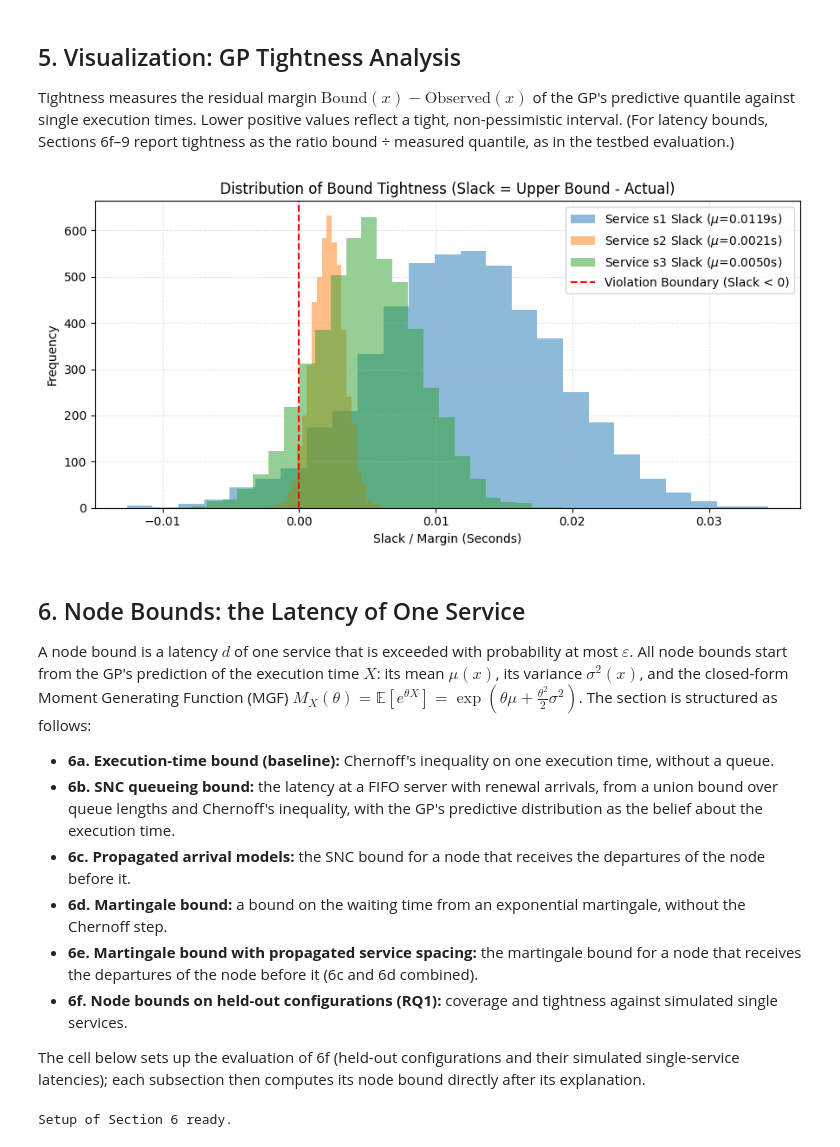
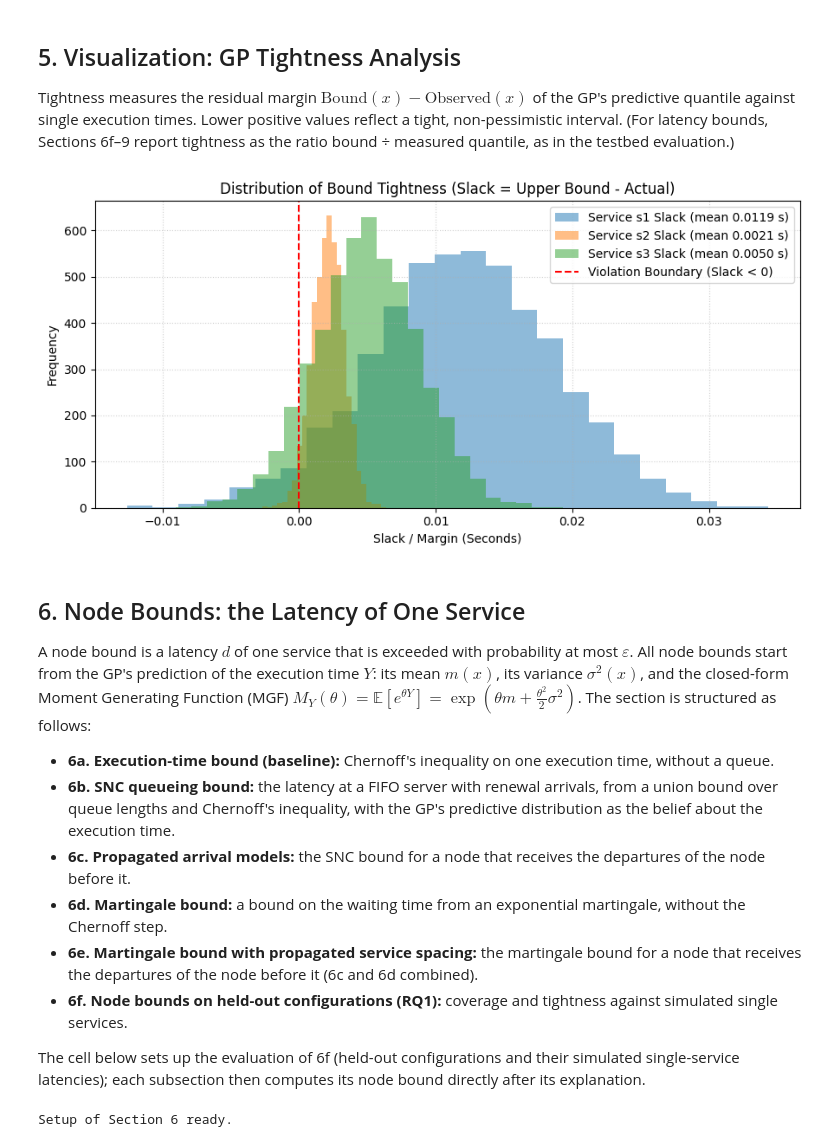
Before and after one commit to borissedlak/composable-autonomous-offerings, a Jupyter notebook: notebooks/tsc/1_method_synthetic.ipynb, the cells around one changed output. Saved outputs shown, nothing was run; the diff lists cells and outputs as text; code cells hidden in the pictures.

```diff
--- a/notebooks/tsc/1_method_synthetic.ipynb
+++ b/notebooks/tsc/1_method_synthetic.ipynb
@@ -220,17 +220,17 @@ for idx, (s_name, s_type) in enumerate(zip(service_names, service_types), 1):
     # 1. Plot GP Predicted Mean Surface (Solid Mesh)
     surf_mean = ax.plot_surface(
         CPU_grid, QUALITY_grid, mu_surface,
-        cmap='viridis', alpha=0.8, edgecolor='none', label=r"GP Mean $\mu(x)$"
+        cmap='viridis', alpha=0.8, edgecolor='none', label=r"GP Mean $m(x)$"
     )
 
     # 2. Plot GP Uncertainty Envelope (+- 2 std) as transparent wireframes
     ax.plot_wireframe(
         CPU_grid, QUALITY_grid, mu_surface + 2 * std_surface,
-        color='blue', linewidth=0.5, alpha=0.3, label=r"Upper Bound ($\mu + 2\sigma$)"
+        color='blue', linewidth=0.5, alpha=0.3, label=r"Upper Bound ($m + 2\sigma$)"
     )
     ax.plot_wireframe(
         CPU_grid, QUALITY_grid, mu_surface - 2 * std_surface,
-        color='blue', linewidth=0.5, alpha=0.3, label=r"Lower Bound ($\mu - 2\sigma$)"
+        color='blue', linewidth=0.5, alpha=0.3, label=r"Lower Bound ($m - 2\sigma$)"
     )
 
     # 3. Plot True Demand (Red Dashed Wireframe)
@@ -326,32 +326,32 @@ report tightness as the ratio bound ÷ measured quantile, as in the testbed eval
 # %%
 fig, ax = plt.subplots(figsize=(9, 4.5))
 
 for s_name, s_type in zip(service_names, service_types):
     y_true_test = y_test_dict[s_name]   # the test execution times of Section 4
     mu_test, std_test = gp_models[s_name].predict(X_test, return_std=True)
 
     upper_bound = mu_test + z_score * std_test
     tightness = upper_bound - y_true_test
 
-    ax.hist(tightness, bins=25, alpha=0.5, label=rf"Service {s_name} Slack ($\mu$={np.mean(tightness):.4f}s)")
+    ax.hist(tightness, bins=25, alpha=0.5, label=rf"Service {s_name} Slack (mean {np.mean(tightness):.4f} s)")
 
 ax.axvline(0, color='red', linestyle='--', linewidth=1.5, label="Violation Boundary (Slack < 0)")
 ax.set_title("Distribution of Bound Tightness (Slack = Upper Bound - Actual)", fontsize=12)
 ax.set_xlabel("Slack / Margin (Seconds)")
 ax.set_ylabel("Frequency")
 ax.legend()
 ax.grid(True, linestyle=":", alpha=0.6)
 
 plt.tight_layout()
 plt.show()
 # %% [output]
-[figure, old version]
+[figure, new version]
 # %% [markdown]
 ## 6. Node Bounds: the Latency of One Service
 
 A node bound is a latency $d$ of one service that is exceeded with probability at most $\varepsilon$. All node bounds start
-from the GP's prediction of the execution time $X$: its mean $\mu(x)$, its variance $\sigma^2(x)$, and the closed-form
-Moment Generating Function (MGF) $M_X(\theta) = \mathbb{E}[e^{\theta X}] = \exp\left(\theta \mu + \frac{\theta^2}{2}\sigma^2\right)$.
+from the GP's prediction of the execution time $Y$: its mean $m(x)$, its variance $\sigma^2(x)$, and the closed-form
+Moment Generating Function (MGF) $M_Y(\theta) = \mathbb{E}[e^{\theta Y}] = \exp\left(\theta m + \frac{\theta^2}{2}\sigma^2\right)$.
 The section is structured as follows:
 
 - **6a. Execution-time bound (baseline):** Chernoff's inequality on one execution time, without a queue.
```
Also changed, not shown: parts of 12 cells of this notebook, 14 other files.
